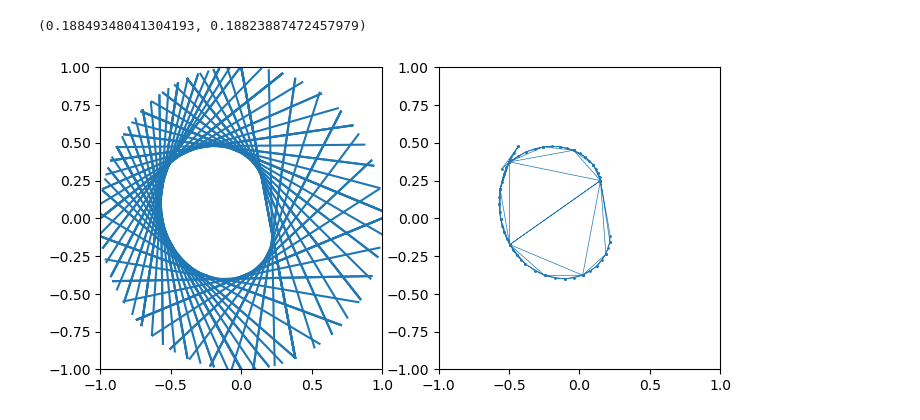
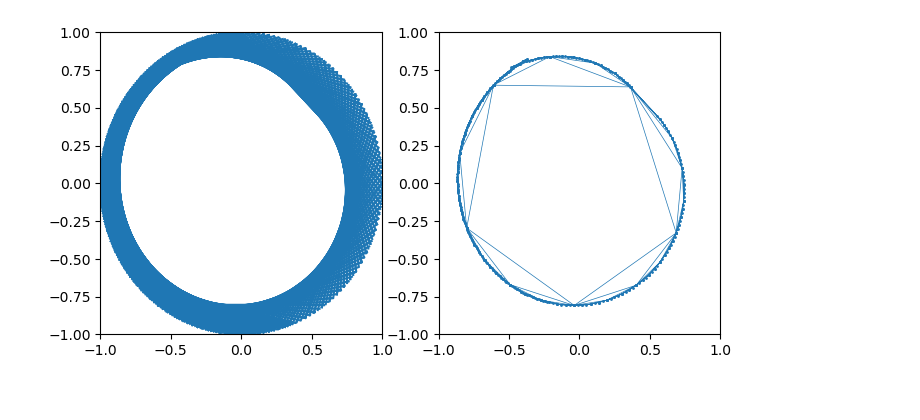
Before and after one commit to Sultanow/pedal_curves, a Jupyter notebook: python/notebooks/caustics_simple.ipynb, the cells around one changed output. Cells and saved outputs as stored; diff of their text form; code cells hidden in the pictures.

```diff
--- a/python/notebooks/caustics_simple.ipynb
+++ b/python/notebooks/caustics_simple.ipynb
@@ -4,12 +4,15 @@ import math
 import matplotlib.pyplot as plt
 import matplotlib.lines as mlines
 # %%
-#go from 1 to limit by "step" steps
-limit=100
-step=1
+#go from start to stop by "step" steps
+start=1
+stop=100
+step=0.2
+d=7
+e=0.001
 
 #fn_line = (lambda n: 2**n)
-fn_line = (lambda n: n*100)
+fn_line = (lambda n: n*d)
 #fn_line = (lambda n: n**3)
 
 #fn_fact = (lambda n: n/(3**(int(math.log(n,3))+1)-3**int(math.log(n,3))))
@@ -28,7 +31,7 @@ def intersect(n: float):
     p1 = [line1[0][0], line1[0][1]]
     p2 = [line1[1][0], line1[1][1]]
 
-    line2 = (rotate(n+0.001), rotate(fn_line(n+0.001)))
+    line2 = (rotate(n+e), rotate(fn_line(n+e)))
     q1 = [line2[0][0], line2[0][1]]
     q2 = [line2[1][0], line2[1][1]]
 
@@ -67,9 +70,7 @@ def intersect(n: float):
     # except np.linalg.LinAlgError:
     #    return None
 
-print(intersect(0.4))
+#print(intersect(0.4))
-# %% [output]
-(0.18849348041304193, 0.18823887472457979)
 # %%
 def draw_line(ax, line):
     ax.add_line(mlines.Line2D([line[0][0], line[1][0]], [line[0][1], line[1][1]]))
@@ -77,32 +78,32 @@ def draw_line(ax, line):
 def draw_dot(ax, pos):
     plt.scatter(pos[0], pos[1], s=2, c='#0000FF')
 
 subplot_size=4
 subplot_cols=2
 subplot_rows=1
 
 fig, ax = plt.subplots(subplot_rows, subplot_cols, figsize=(subplot_size*subplot_cols,subplot_size*subplot_rows), dpi=100)
 ax = ax.flatten()
 
 ax[0].set_xlim([-1,1])
 ax[0].set_ylim([-1,1])
 ax[1].set_xlim([-1,1])
 ax[1].set_ylim([-1,1])
 
 lines=[]
 intersections=[]
-for n in np.arange(1, limit, step):
+for n in np.arange(start, stop, step):
     line = (rotate(n), rotate(fn_line(n)))
     lines.append(line)
     intersection=intersect(n)
     if intersection is not None:
         intersections.append(intersection)
 
 for line in lines:
     draw_line(ax[0], line)
 
 ax[1].plot(*zip(*intersections), '-o', markersize=1, linewidth=0.5)
 
 plt.show()
 # %% [output]
-[figure, old version]
+[figure, new version]
```
Also changed, not shown: 1 other file.
